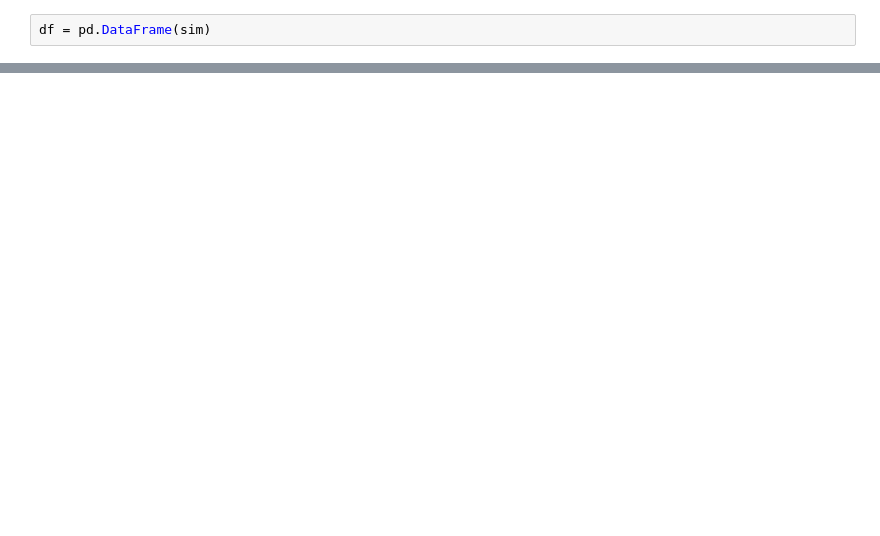
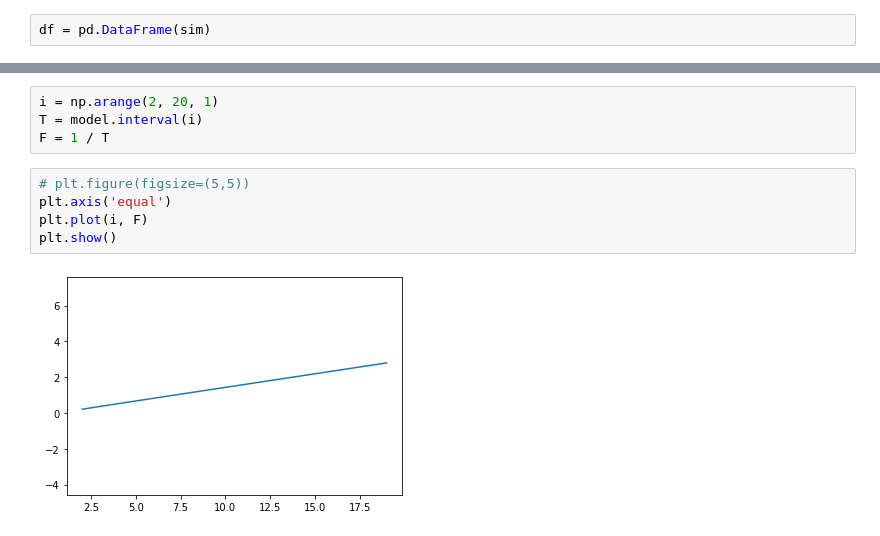
Before and after one commit to alirezaJvh/LIF_model, a Jupyter notebook: Untitled.ipynb, the cells around one changed output, grey strips where cells are left out. Drawn from its saved outputs; the diff is of its cells as text; blank space fills up the shorter version.

```diff
--- a/Untitled.ipynb
+++ b/Untitled.ipynb
@@ -35,0 +40,11 @@ plt.plot(sim['time'], parameter)
+# %%
+i = np.arange(2, 20, 1)
+T = model.interval(i)
+F = 1 / T
+# %%
+# plt.figure(figsize=(5,5))
+plt.axis('equal')
+plt.plot(i, F)
+plt.show()
+# %% [output]
+[figure, added]
```
Also changed, not shown: parts of 7 cells of this notebook, 1 other file.
